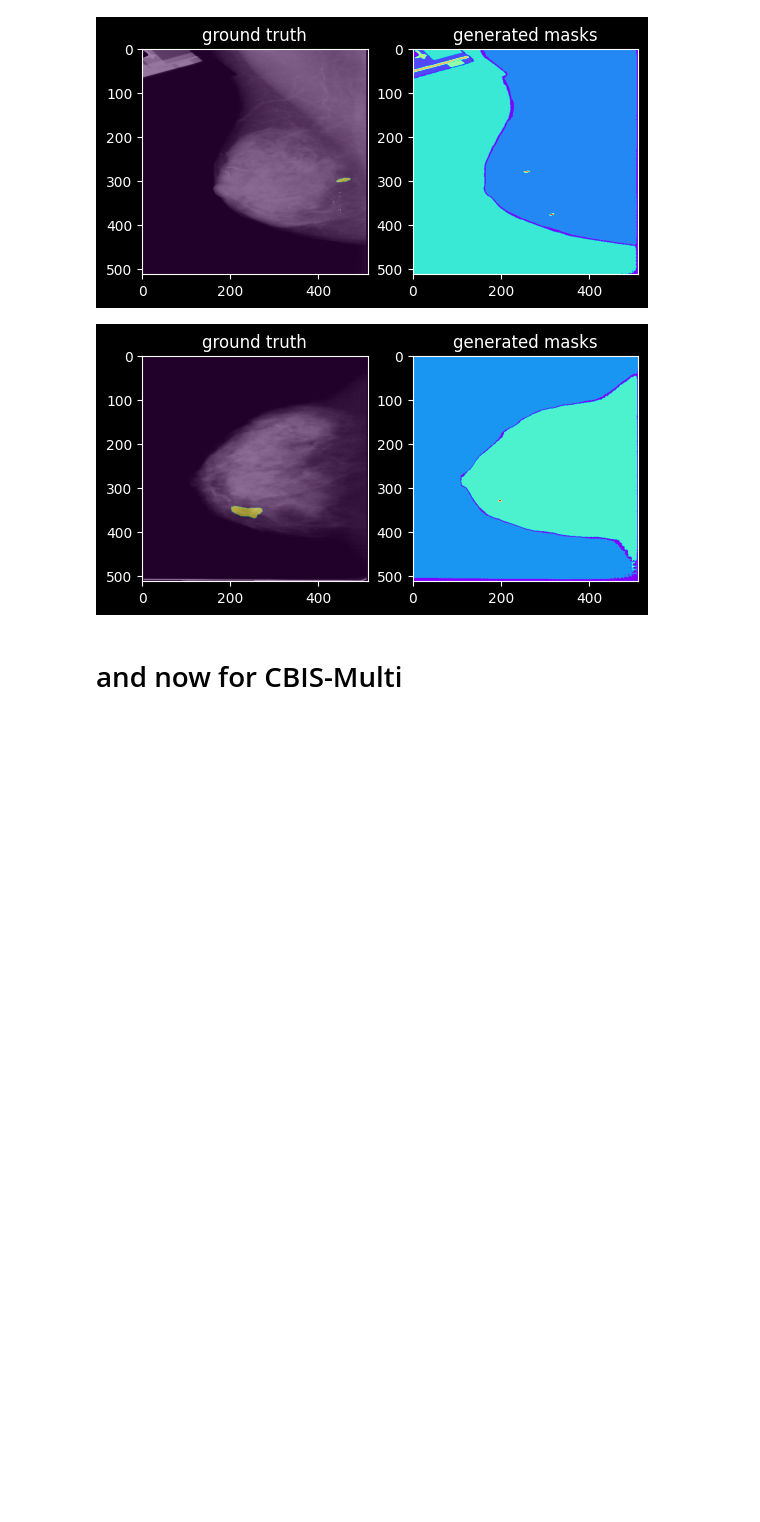
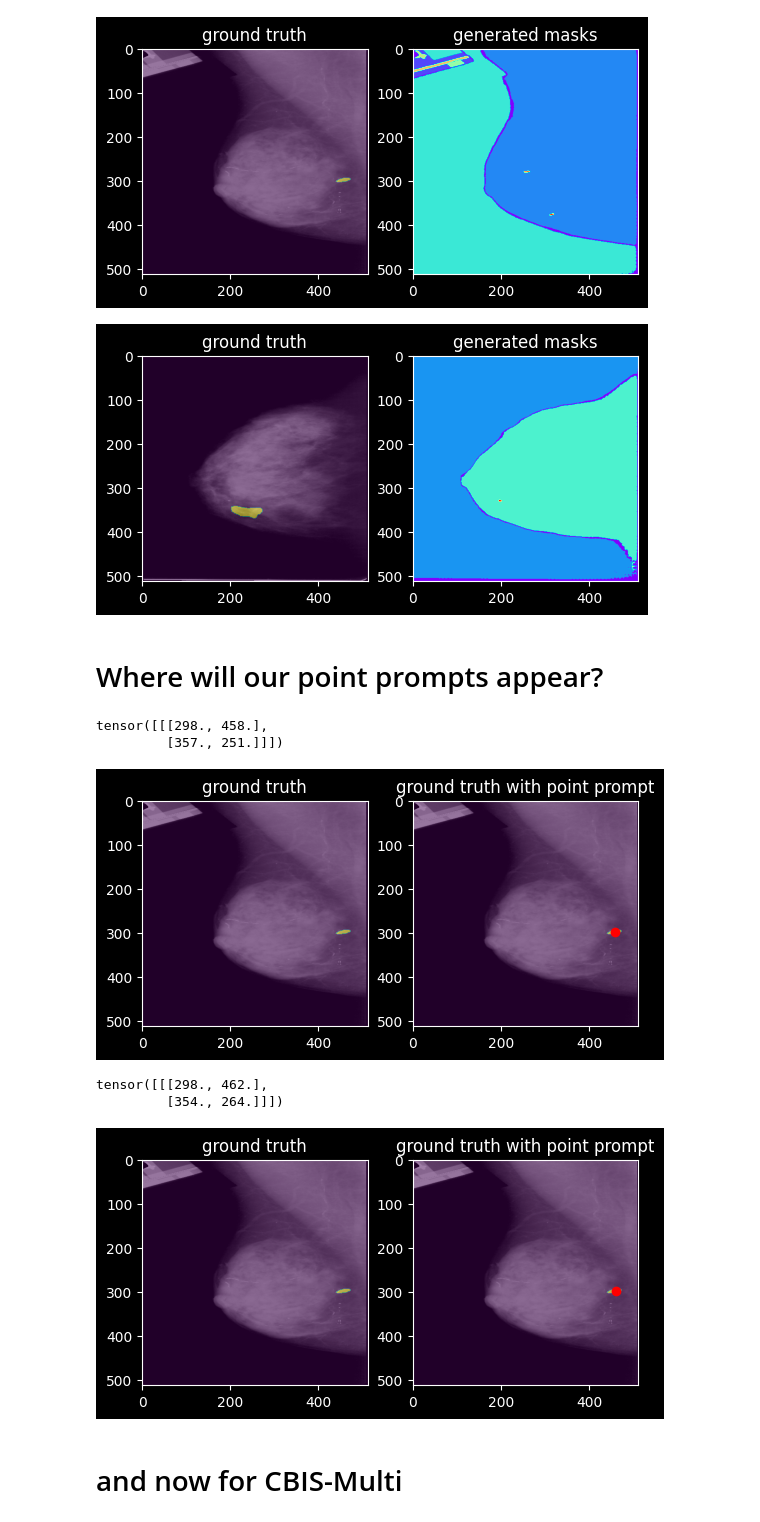
Before and after one commit to DrumsnChocolate/final-project, a Jupyter notebook: implementation/segment_anything/finetune/test_finetune.py.ipynb, the cells around one changed output. Saved outputs shown, nothing was run; the diff lists cells and outputs as text; code cells hidden in the pictures; blank space fills up the shorter version.

Commit message:
use random point prompts during training

```diff
--- a/implementation/segment_anything/finetune/test_finetune.py.ipynb
+++ b/implementation/segment_anything/finetune/test_finetune.py.ipynb
@@ -119,6 +121,37 @@ for sample, label, merged_mask in zip(samples, labels, merged_masks):
 # %% [output]
 [figure]
 [figure]
+# %% [markdown]
+# Where will our point prompts appear?
+# %%
+points = get_foreground_points(labels)
+print(points)
+for sample, label, point_list in zip(samples, labels, points):
+    fig, axes = plt.subplots(1, 2)
+    axes[0].set_title('ground truth')
+    show_label(repeat(sample, 3), label, gray_sample=True, ax=axes[0], show=False)
+    axes[1].set_title('ground truth with point prompt')
+    show_label(repeat(sample, 3), label, gray_sample=True, ax=axes[1], show=False)
+    axes[1].scatter([point_list[0][1]], [point_list[0][0]], c='r')
+    plt.show()
+
+points = get_random_foreground_points(labels)
+print(points)
+for sample, label, point_list in zip(samples, labels, points):
+    fig, axes = plt.subplots(1, 2)
+    axes[0].set_title('ground truth')
+    show_label(repeat(sample, 3), label, gray_sample=True, ax=axes[0], show=False)
+    axes[1].set_title('ground truth with point prompt')
+    show_label(repeat(sample, 3), label, gray_sample=True, ax=axes[1], show=False)
+    axes[1].scatter([point_list[0][1]], [point_list[0][0]], c='r')
+    plt.show()
+# %% [output]
+tensor([[[298., 458.],
+         [357., 251.]]])
+[figure, added]
+tensor([[[298., 462.],
+         [354., 264.]]])
+[figure, added]
 # %% [markdown]
 # and now for CBIS-Multi
 # %%
```
Also changed, not shown: parts of 5 cells of this notebook, 14 other files.
